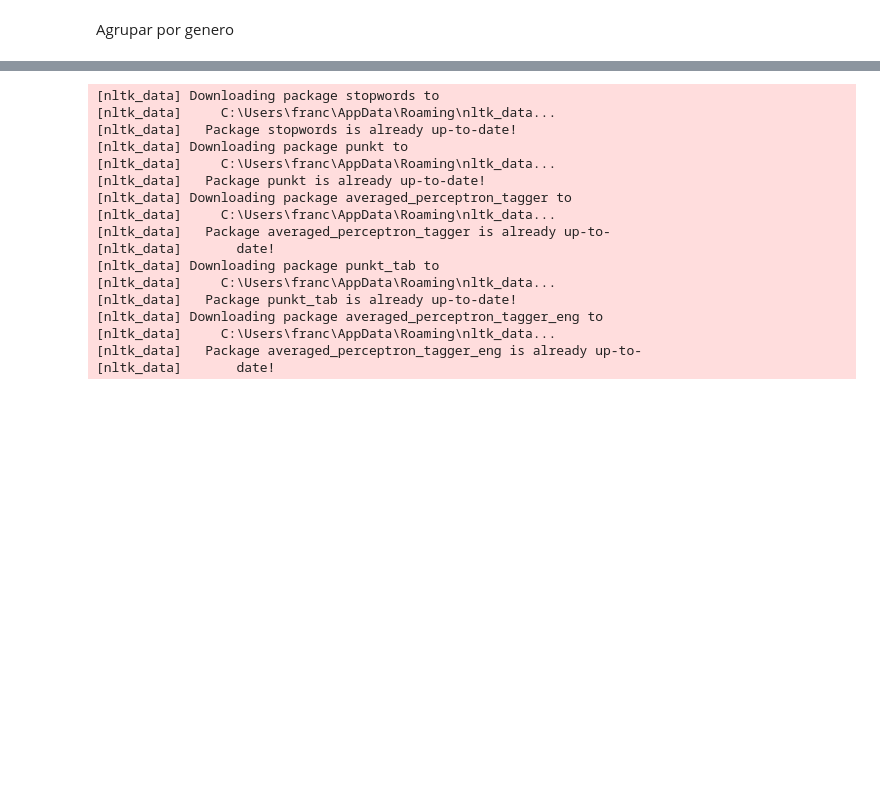
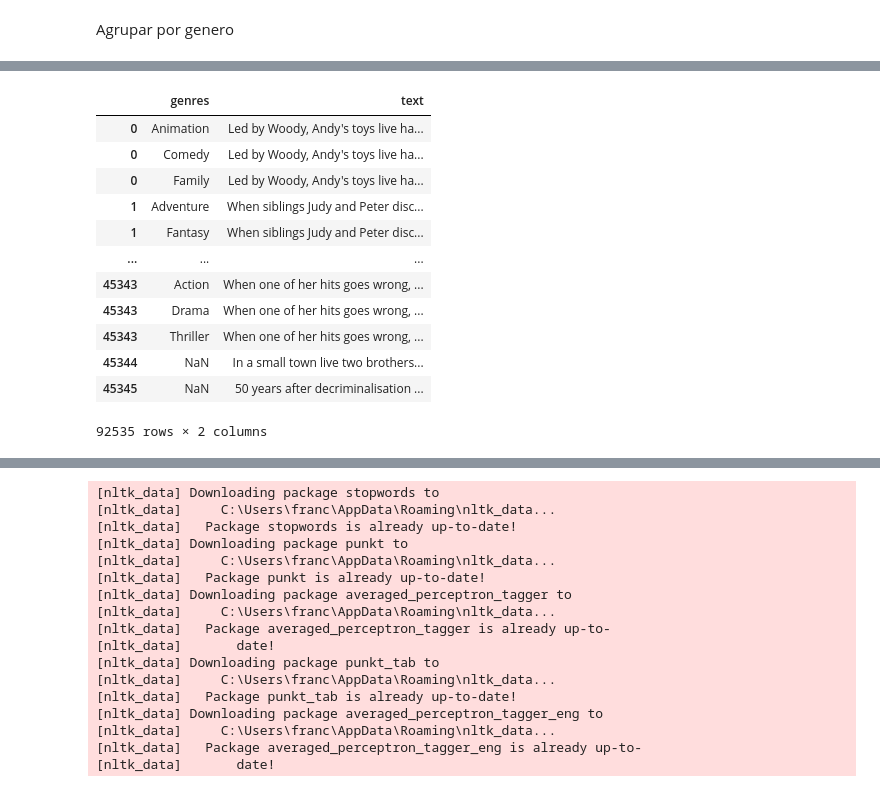
Before and after one commit to FranciscoHugoLezik/Proyecto_Peliculas, a Jupyter notebook: notebooks/EDA.ipynb, the cells around one changed output, grey strips where cells are left out. Drawn from its saved outputs; the diff is of its cells as text; code cells hidden in the pictures; blank space fills up the shorter version.

```diff
--- a/notebooks/EDA.ipynb
+++ b/notebooks/EDA.ipynb
@@ -372,4 +369,0 @@ memory usage: 998.0+ KB
-# %%
-textos_por_genero['genre'] = textos_por_genero['genre'].apply(ast.literal_eval)
-
-textos_por_genero = textos_por_genero.explode('genre')
@@ -376,3 +372,19 @@ textos_por_genero = textos_por_genero.explode('genre')
+# %%
+textos_por_genero
+# %% [output]
+|  | genres | text |
+| 0 | Animation | Led by Woody, Andy's toys live ha... |
+| 0 | Comedy | Led by Woody, Andy's toys live ha... |
+| 0 | Family | Led by Woody, Andy's toys live ha... |
+| 1 | Adventure | When siblings Judy and Peter disc... |
+| 1 | Fantasy | When siblings Judy and Peter disc... |
+| ... | ... | ... |
+| 45343 | Action | When one of her hits goes wrong, ... |
+| 45343 | Drama | When one of her hits goes wrong, ... |
+| 45343 | Thriller | When one of her hits goes wrong, ... |
+| 45344 | NaN | In a small town live two brothers... |
+| 45345 | NaN | 50 years after decriminalisation ... |
+92535 rows × 2 columns
 # %%
 textos_por_genero.info()
 # %% [output]
```
Also changed, not shown: parts of 34 cells of this notebook, 5 other files.
